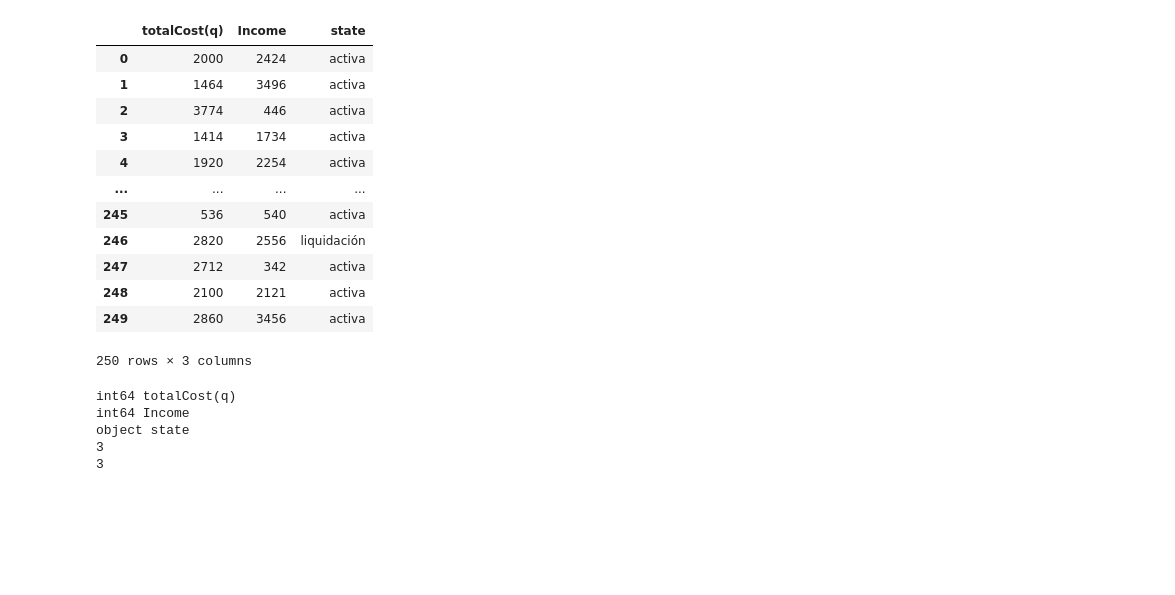
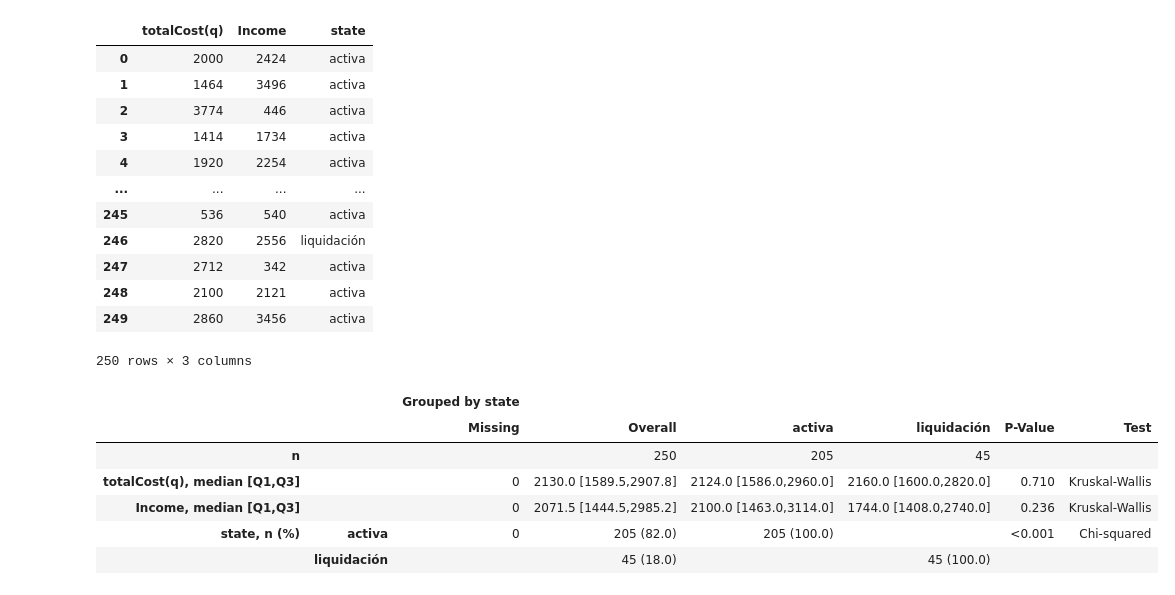
Before and after one commit to eleaz1/DataAnalist, a Jupyter notebook: Taller1/Taller_analisis_de_datos_para_la_toma_de_decisiones.ipynb, the cells around one changed output. Cells and saved outputs as stored; diff of their text form; code cells hidden in the pictures; blank space fills up the shorter version.

```diff
--- a/Taller1/Taller_analisis_de_datos_para_la_toma_de_decisiones.ipynb
+++ b/Taller1/Taller_analisis_de_datos_para_la_toma_de_decisiones.ipynb
@@ -32,3 +34,16 @@ Requirement already satisfied: six in /usr/local/lib/python3.10/dist-packages (f
+# %%
+def classify_vars(df):
+    categorial, nonormal, normal = [],[],[]
+    for t in df.columns:
+        if df[t].dtypes=="object" or df[t].dtypes.name=='category':
+            categorial.append(t)
+        if df[t].dtypes=="int64" or df[t].dtypes=="float64":
+            n,p = stats.shapiro(df[t])
+            if p<0.05:
+                nonormal.append(t)
+            else:
+                normal.append(t)
+    return categorial, nonormal, normal
 # %% [markdown]
 ## Cargue de información y limpieza de datos
 # %%
@@ -198,33 +213,16 @@ dfCompare
 | 248 | 2100 | 2121 | activa |
 | 249 | 2860 | 3456 | activa |
 250 rows × 3 columns
-# %%
-
-# Algortihm Table One
-from tableone  import TableOne, load_dataset
-from scipy import stats
-categorial = []
-nonormal   = []
-normal     = []
-for t in df2.columns:
-    print(dfCompare[t].dtypes, t)
-    if dfCompare[t].dtypes=="object" or dfCompare[t].dtypes.name=='category':
-        categorial.append(t)
-    if dfCompare[t].dtypes=="int64" or dfCompare[t].dtypes=="float64":
-            n,p = stats.shapiro(dfCompare[t])
-            if p<0.05:
-                nonormal.append(t)
-            else:
-                normal.append(t)
-
-print(len(dfCompare.columns))
-print(len(normal) + len(nonormal) + len(categorial))
-mytable = TableOne(dfCompare,categorical=categorial, nonnormal=nonormal, pval=True, groupby='state')
-mytable
-mytable.to_excel('tableOne.xlsx')
-# %% [output]
-int64 totalCost(q)
-int64 Income
-object state
-3
-3
+# %%
+df = df[['totalCost(q)', 'Income', 'state']]
+categorical, nonormal, normal = classify_vars(df)
+mytable = TableOne( df , categorical=categorical , nonnormal=nonormal, groupby='state', pval=True, pval_test_name=True )
+mytable
+# %% [output]
+|  |  | Grouped by state |  |  |  |  |  |
+|  |  | Missing | Overall | activa | liquidación | P-Value | Test |
+| n |  |  | 250 | 205 | 45 |  |  |
+| totalCost(q), median [Q1,Q3] |  | 0 | 2130.0 [1589.5,2907.8] | 2124.0 [1586.0,2960.0] | 2160.0 [1600.0,2820.0] | 0.710 | Kruskal-Wallis |
+| Income, median [Q1,Q3] |  | 0 | 2071.5 [1444.5,2985.2] | 2100.0 [1463.0,3114.0] | 1744.0 [1408.0,2740.0] | 0.236 | Kruskal-Wallis |
+| state, n (%) | activa | 0 | 205 (82.0) | 205 (100.0) |  | <0.001 | Chi-squared |
+|  | liquidación |  | 45 (18.0) |  | 45 (100.0) |  |  |
```
Also changed, not shown: parts of 3 cells of this notebook.
